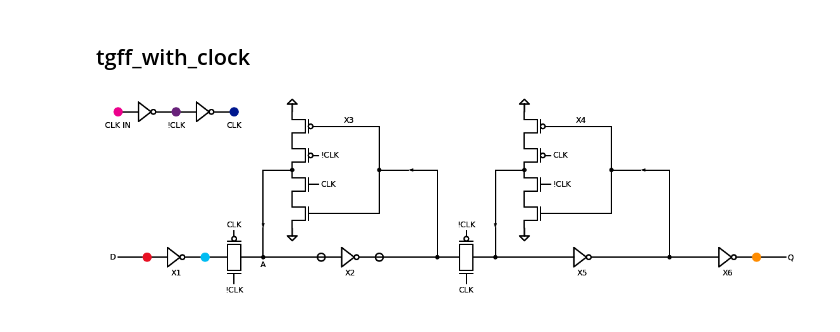
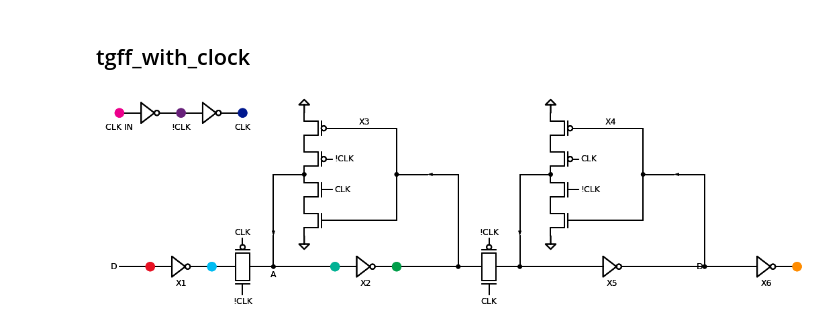
Before and after one commit to mattvenn/flipflop_demo, a Jupyter notebook: schematic/tg_ff.ipynb, the cells around one changed output. Saved outputs shown, nothing was run; the diff lists cells and outputs as text; code cells hidden in the pictures.

```diff
--- a/schematic/tg_ff.ipynb
+++ b/schematic/tg_ff.ipynb
@@ -177,10 +178,15 @@ with schemdraw.Drawing(file='latch3.png') as d:
 [figure]
 # %% [markdown]
 ## tgff_with_clock
-# %%
-with schemdraw.Drawing(file='tgff_with_clock.png') as d:
-    d += tg_ff()
-    d.here = (0, d.unit * 2.5)
-    d += clock_gen()
-# %% [output]
-[figure, removed]
+# %%
+with schemdraw.Drawing(file='tgff_with_clock.png') as d:
+    d += inv(label='X1', left_label='D', l_probe_color='#e81123', r_probe_color='#00bcf2')
+    d += tg(top_label='CLK', bottom_label='!CLK')
+    d += latch(left_label='A', top_label='X3', not_label='X2', pfet_label="!CLK", nfet_label="CLK", l_probe_color='#00b294', r_probe_color='#009e49')
+    d += tg(top_label='!CLK', bottom_label='CLK')
+    d += latch(top_label='X4', not_label='X5', pfet_label="CLK", nfet_label="!CLK")
+    d += inv(label='X6', right_label='Q', r_probe_color='#ff8c00')
+    d.here = (0, d.unit * 2.5)
+    d += clock_gen()
+# %% [output]
+[figure, added]
```
Also changed, not shown: parts of 1 cell of this notebook, 3 other files.
